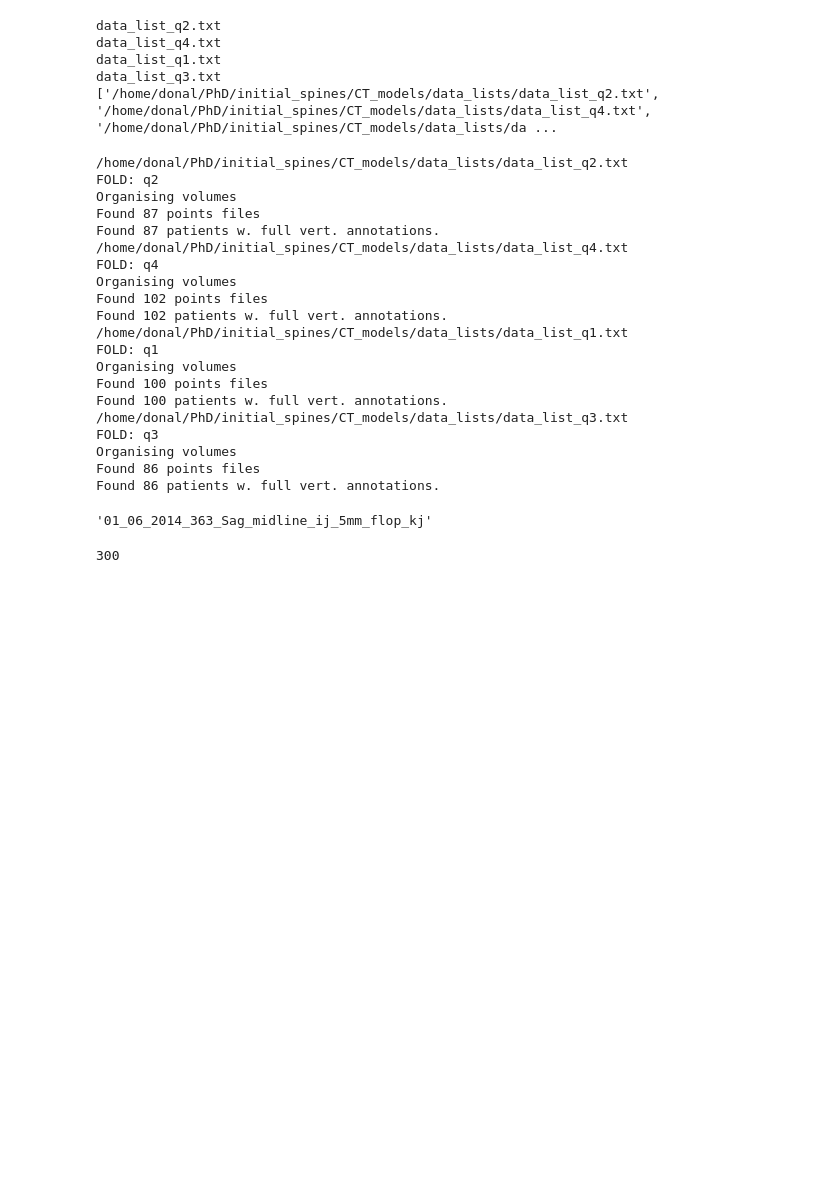
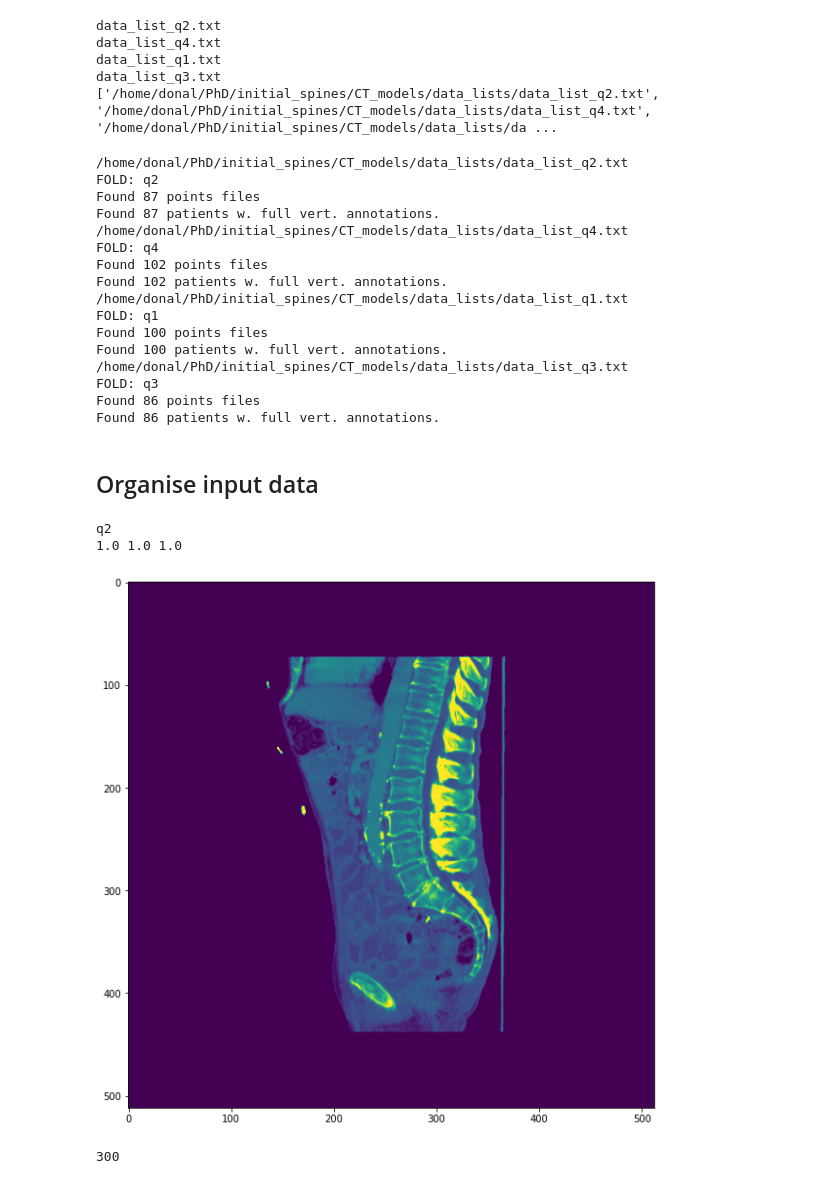
Before and after one commit to DMcSweeney/coronal_sagittal_cnn, a Jupyter notebook: notebooks/prepare_sagittal.ipynb, the cells around one changed output. Cells and saved outputs as stored; diff of their text form; code cells hidden in the pictures; blank space fills up the shorter version.

```diff
--- a/notebooks/prepare_sagittal.ipynb
+++ b/notebooks/prepare_sagittal.ipynb
@@ -63,7 +63,7 @@ def get_points(pts_files):
     """
     mask_dict = {} #All landmark annotations for making a mask of vert.
     for key, val in pts_files.items():
-        name = f'{key}_kj'
+        name = f"{key.split('.')[0]}"
         mask_dict[name] = {}
         for elem in val:
             # Iterate over available vert. annotations
@@ -91,33 +91,28 @@ for data_list in data_lists:
     num = data_list.split('/')[-1].split('.')[0].split('_')[-1]
     pts_files = get_id(data_list)
     print('FOLD:', num)
-    split_volumes(pts_files, num)
+    #split_volumes(pts_files, num)
 
     print(f'Found {len(list(pts_files.keys()))} points files')
     mask_dict = get_points(pts_files)
     print(f'Found {len(list(mask_dict.keys()))} patients w. full vert. annotations.')
+    fold_data[num] = mask_dict
 # %% [output]
 /home/donal/PhD/initial_spines/CT_models/data_lists/data_list_q2.txt
 FOLD: q2
-Organising volumes
 Found 87 points files
 Found 87 patients w. full vert. annotations.
 /home/donal/PhD/initial_spines/CT_models/data_lists/data_list_q4.txt
 FOLD: q4
-Organising volumes
 Found 102 points files
 Found 102 patients w. full vert. annotations.
 /home/donal/PhD/initial_spines/CT_models/data_lists/data_list_q1.txt
 FOLD: q1
-Organising volumes
 Found 100 points files
 Found 100 patients w. full vert. annotations.
 /home/donal/PhD/initial_spines/CT_models/data_lists/data_list_q3.txt
 FOLD: q3
-Organising volumes
 Found 86 points files
 Found 86 patients w. full vert. annotations.
-# %%
-list(mask_dict.keys())[0]
-# %% [output]
-'01_06_2014_363_Sag_midline_ij_5mm_flop_kj'
+# %% [markdown]
+## Organise input data
@@ -124,3 +121,22 @@ list(mask_dict.keys())[0]
+# %%
+for fold, mask_dict in fold_data.items():
+    print(fold)
+    for name in mask_dict.keys():
+        projections = np.load(f'../images_sagittal/all_projections/{name}.npy')
+        midline = np.load(f'/data/PAB_data/images_sagittal/sagittal_midline/{fold}/{name}.npy').astype(np.float32)
+        midline /= 255
+        mip = projections[...,0]
+        avg = projections[..., 1]
+        print(mip.max(), avg.max(), midline.max())
+        composite = np.stack([mip, avg, midline], axis=-1)
+        plt.figure(figsize=(10,10))
+        plt.imshow(composite[...,2])
+        break
+    break
+# %% [output]
+q2
+1.0 1.0 1.0
+[figure, added]
 # %%
 from sklearn.preprocessing import LabelBinarizer
 # %%
```
Also changed, not shown: parts of 1 cell of this notebook, 8 other files.
